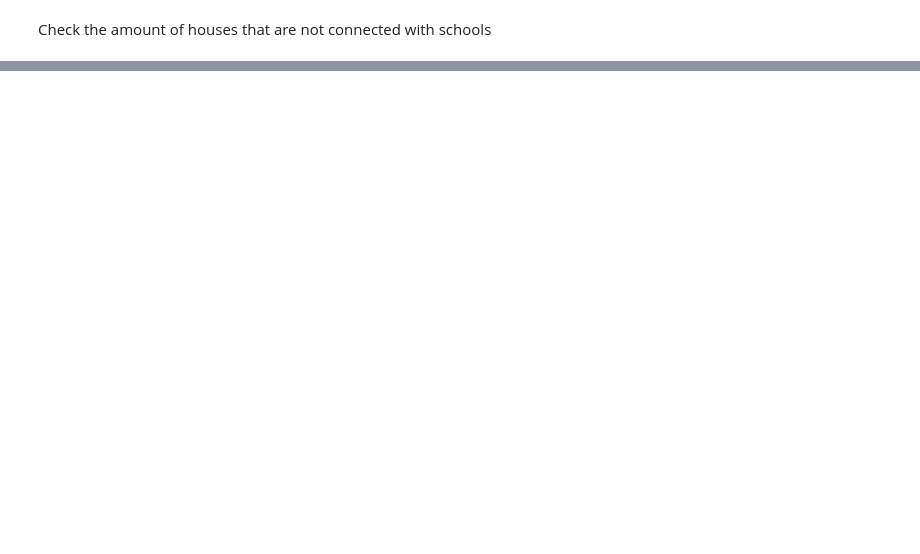
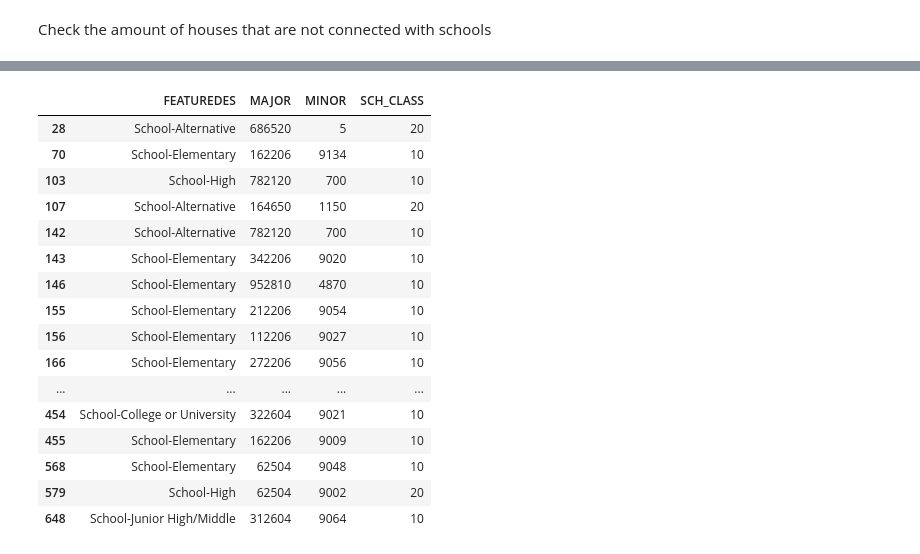
Before and after one commit to Tommy991118/Thesis-GNN, a Jupyter notebook: FINALE_DATAPIPELINE.ipynb, the cells around one changed output, grey strips where cells are left out. Saved outputs shown, nothing was run; the diff lists cells and outputs as text; code cells hidden in the pictures; blank space fills up the shorter version.

```diff
--- a/FINALE_DATAPIPELINE.ipynb
+++ b/FINALE_DATAPIPELINE.ipynb
@@ -654,0 +715,21 @@ plt.show()
+# %%
+school_df = school_df[["FEATUREDES", "MAJOR", "MINOR", "SCH_CLASS"]]
+school_df
+# %% [output]
+|  | FEATUREDES | MAJOR | MINOR | SCH_CLASS |
+| 28 | School-Alternative | 686520 | 5 | 20 |
+| 70 | School-Elementary | 162206 | 9134 | 10 |
+| 103 | School-High | 782120 | 700 | 10 |
+| 107 | School-Alternative | 164650 | 1150 | 20 |
+| 142 | School-Alternative | 782120 | 700 | 10 |
+| 143 | School-Elementary | 342206 | 9020 | 10 |
+| 146 | School-Elementary | 952810 | 4870 | 10 |
+| 155 | School-Elementary | 212206 | 9054 | 10 |
+| 156 | School-Elementary | 112206 | 9027 | 10 |
+| 166 | School-Elementary | 272206 | 9056 | 10 |
+| ... | ... | ... | ... | ... |
+| 454 | School-College or University | 322604 | 9021 | 10 |
+| 455 | School-Elementary | 162206 | 9009 | 10 |
+| 568 | School-Elementary | 62504 | 9048 | 10 |
+| 579 | School-High | 62504 | 9002 | 20 |
+| 648 | School-Junior High/Middle | 312604 | 9064 | 10 |
```
Also changed, not shown: parts of 44 cells of this notebook, 3 other files.
